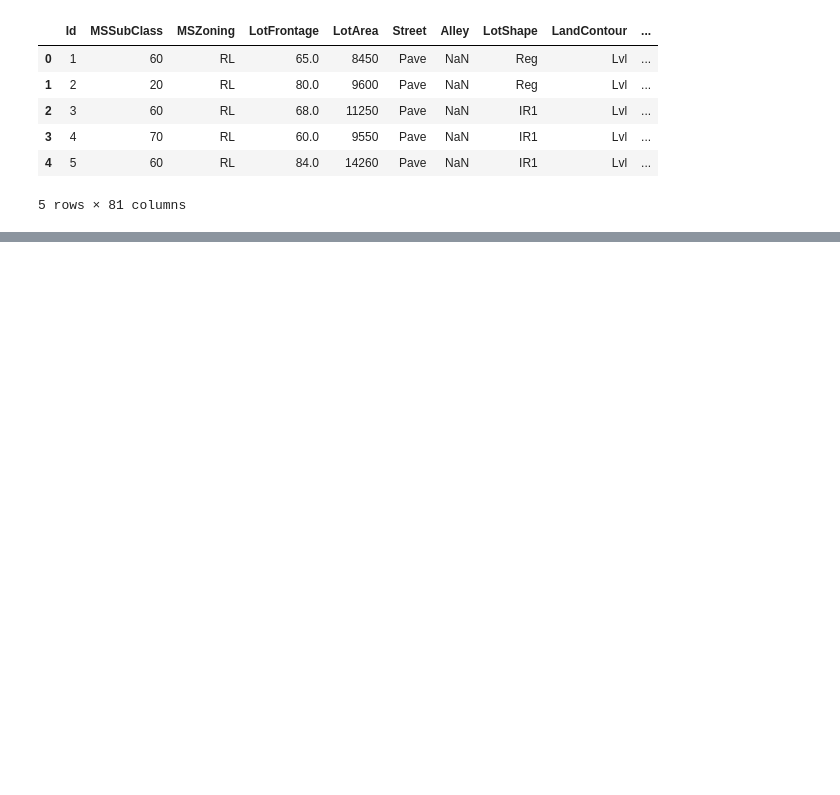
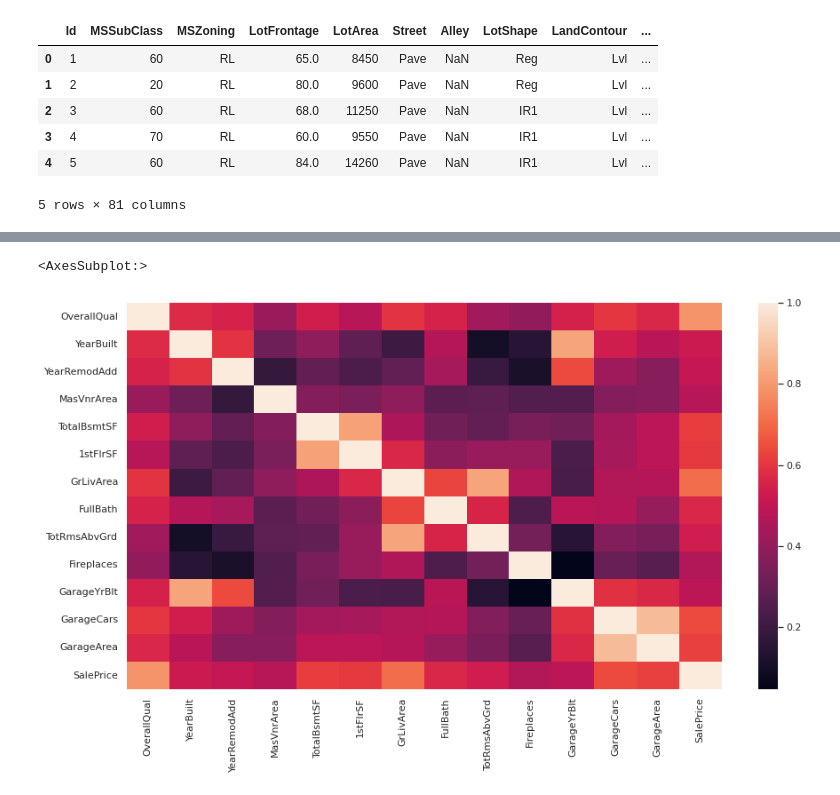
Before and after one commit to gihonglee/hosing_price_prediction, a Jupyter notebook: housing-price-prediction.ipynb, the cells around one changed output, grey strips where cells are left out. Drawn from its saved outputs; the diff is of its cells as text; code cells hidden in the pictures; blank space fills up the shorter version.

```diff
--- a/housing-price-prediction.ipynb
+++ b/housing-price-prediction.ipynb
@@ -54,0 +54,6 @@ train_df.head()
+# %%
+sns.set(rc = {'figure.figsize':(15,8)})
+sns.heatmap(train_df[corr_vec[corr_vec['SalePrice'] > 0.4].index].corr())
+# %% [output]
+<AxesSubplot:>
+[figure, added]
```
Also changed, not shown: parts of 6 cells of this notebook.
